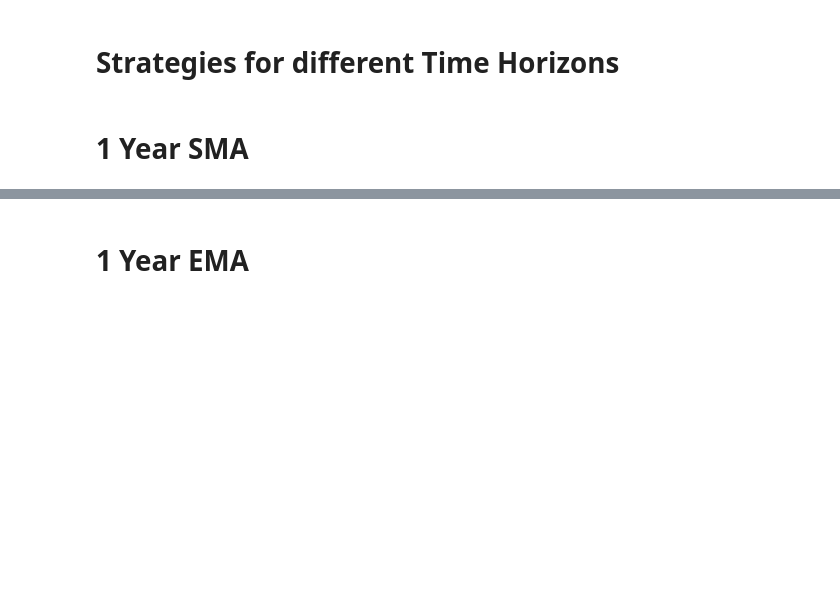
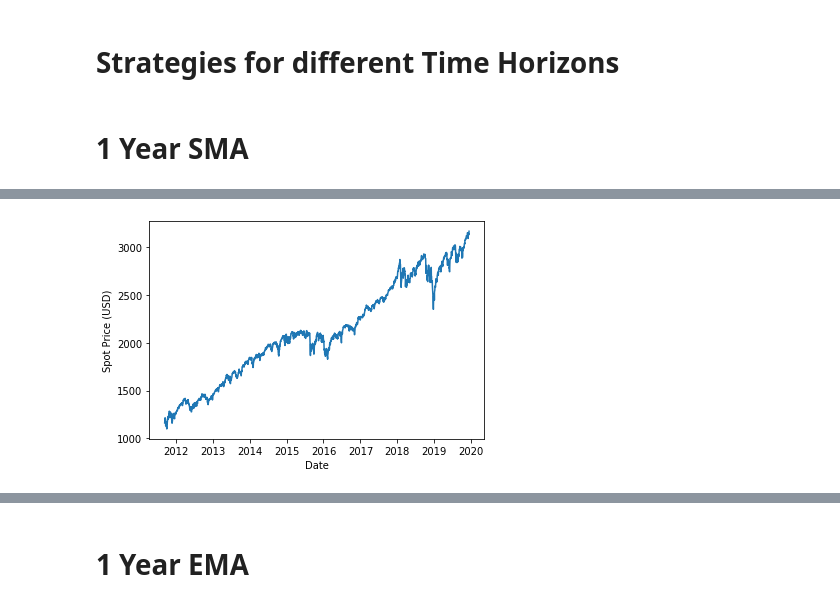
Before and after one commit to Globe-Research/bittrends, a Jupyter notebook: BTCUSD Analysis for Different Time Horizons.ipynb, the cells around one changed output, grey strips where cells are left out. Saved outputs shown, nothing was run; the diff lists cells and outputs as text; code cells hidden in the pictures; blank space fills up the shorter version.

```diff
--- a/BTCUSD Analysis for Different Time Horizons.ipynb
+++ b/BTCUSD Analysis for Different Time Horizons.ipynb
@@ -224,0 +312,7 @@ dtype: object
+# %%
+sp_df = yf.download('^GSPC',
+                      start='2011-09-13',
+                      end='2019-12-13',
+                      progress=False,interval='1d')
+sp = sp_df.iloc[:,:4]
+sp
@@ -224,0 +360,8 @@ dtype: object
+# %%
+plt.plot(sp['Close'])
+plt.xlabel('Date')
+plt.ylabel('Spot Price (USD)')
+plt.tight_layout
+plt.savefig('sp_price_plt.png')
+# %% [output]
+[figure, added]
```
Also changed, not shown: parts of 140 cells of this notebook.
